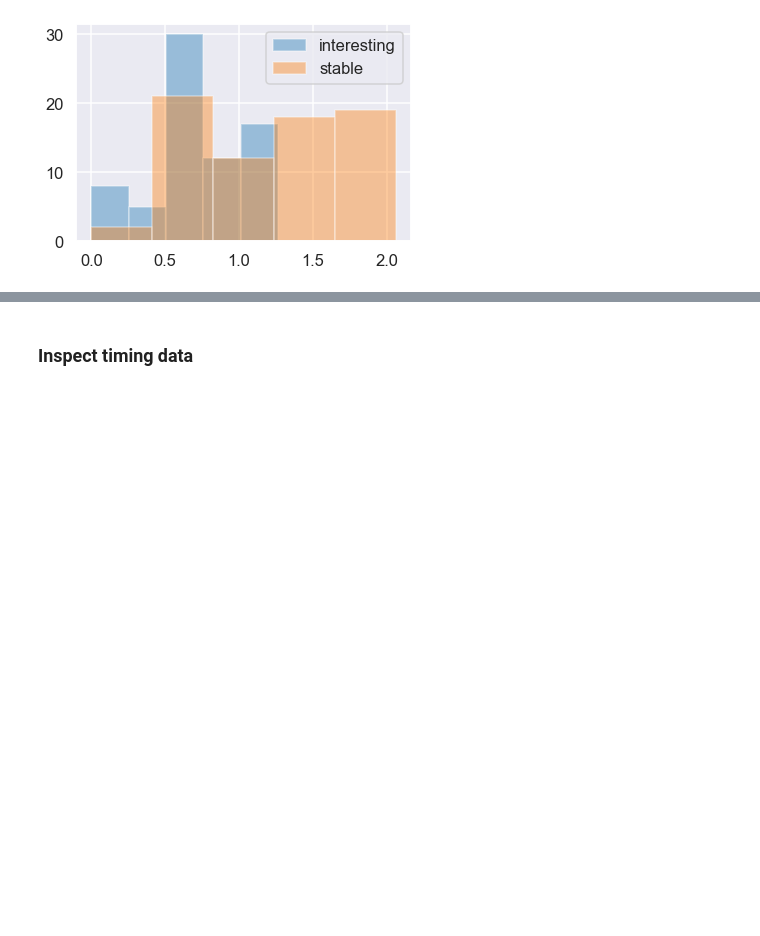
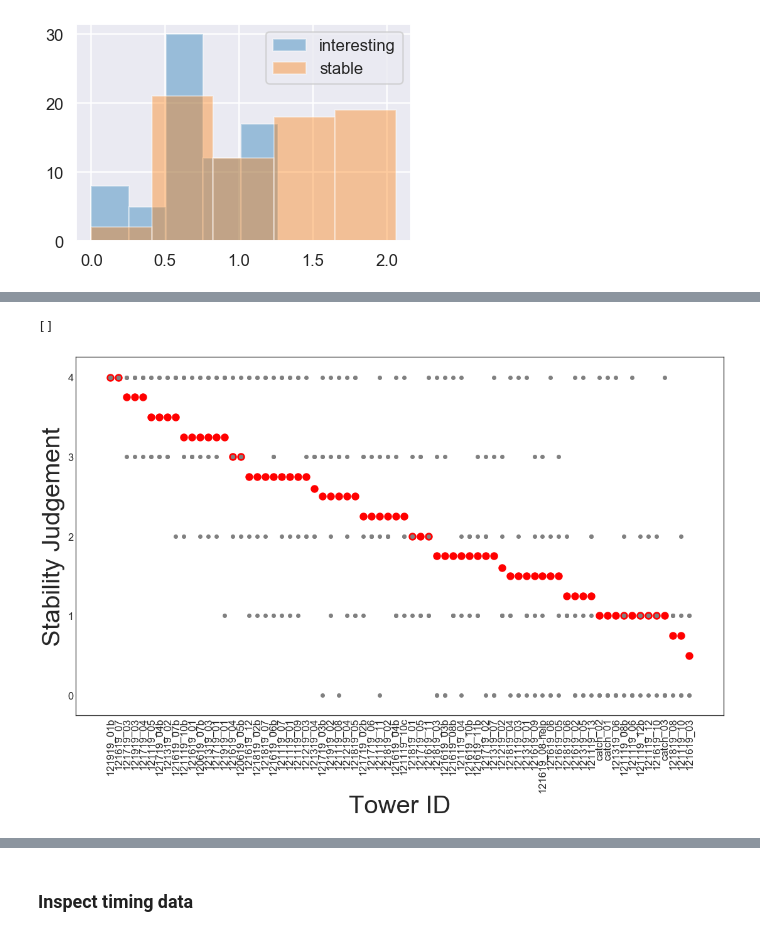
Before and after one commit to choldawa/curiotower_CogSci2021, a Jupyter notebook: analysis/evalTower-prepilot.ipynb, the cells around one changed output, grey strips where cells are left out. Saved outputs shown, nothing was run; the diff lists cells and outputs as text; code cells hidden in the pictures; blank space fills up the shorter version.

```diff
--- a/analysis/evalTower-prepilot.ipynb
+++ b/analysis/evalTower-prepilot.ipynb
@@ -238,0 +270,18 @@ plt.show()
+# %%
+plt.style.use('seaborn-white')
+
+fig, ax = plt.subplots()
+
+ax.scatter(x=tower_stable["towerID"], y=tower_stable["button_pressed"], c='red', s=120)
+ax.scatter(x=df_stable["towerID"], y=df_stable["button_pressed"], c='grey', s=30)
+
+
+plt.xticks(rotation = 90)
+plt.ylabel("Stability Judgement", size = 40)
+plt.xlabel('Tower ID',size = 40)
+fig = plt.gcf()
+fig.set_size_inches(18.5, 10.5)
+plt.plot()
+# %% [output]
+[]
+[figure, added]
```
Also changed, not shown: parts of 7 cells of this notebook, 1 other file.
